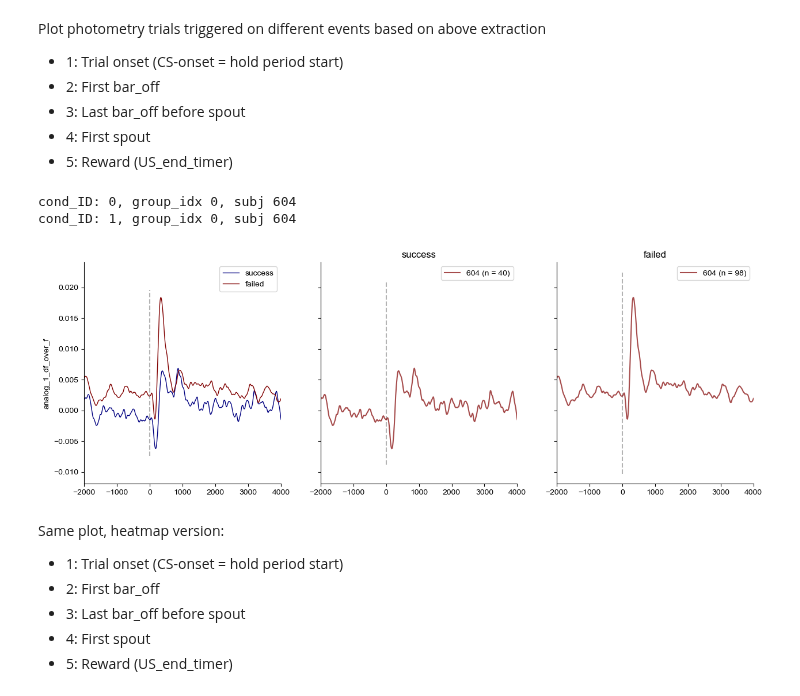
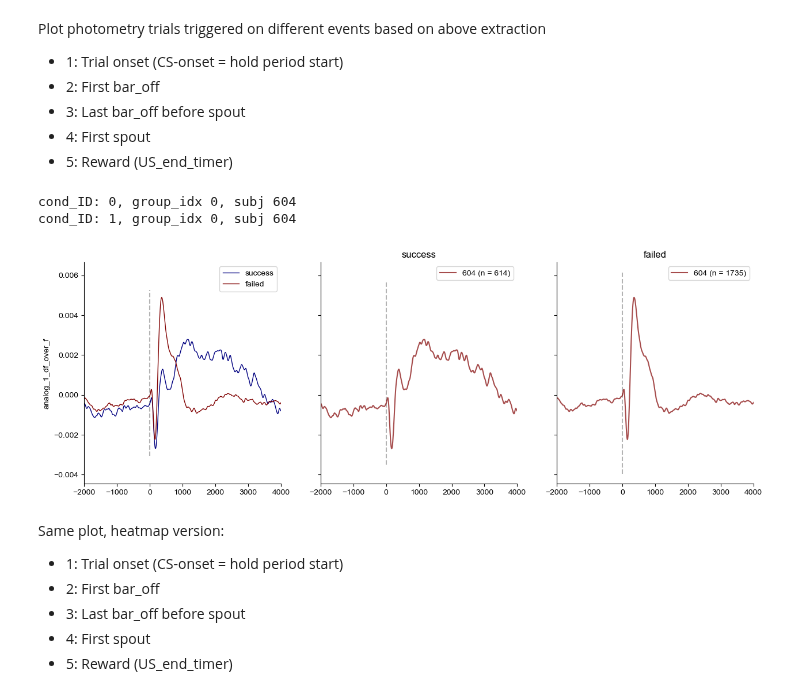
Before and after one commit to juliencarponcy/trialexp, a Jupyter notebook: notebooks/noncanonical/nb20230308_123000_Rasha_Ach.ipynb, the cells around one changed output. Cells and saved outputs as stored; diff of their text form; code cells hidden in the pictures.

```diff
--- a/notebooks/noncanonical/nb20230308_123000_Rasha_Ach.ipynb
+++ b/notebooks/noncanonical/nb20230308_123000_Rasha_Ach.ipynb
@@ -175,8 +152,6 @@ Loop to plot photometry trials triggered on different events
 - 3: Last bar_off before spout
 - 4: First spout
 - 5: Reward (US_end_timer)
-# %%
-exp_cohort.sessions = exp_cohort.sessions[0:3]
 # %%
 photo_dataset = exp_cohort.get_photometry_groups(
         groups = None, # or use groups variable defined above
@@ -214,28 +200,28 @@ Plot photometry trials triggered on different events based on above extraction
 # %%
 photo_dataset.filter_reset()
 photo_dataset.filterout_subjects([60]) # remove kms060
 photo_dataset.filter_min_by_session(min_trials = 10)
-photo_dataset.filter_lastNsessions(n = 1)
+# photo_dataset.filter_lastNsessions(n = 1)
 
 fig = photo_dataset.lineplot(
     vars = ['analog_1_df_over_f'],
     time_lim = [-2000, 4000],
     # time_unit = 'seconds',
     ylim = None,# [[-1, 5]],# [[-0.004, 0.006]],#[[-0.03, 0.1]],#,[-0.005, 0.007]],#[[-0.001, 0.0011],[-0.001, 0.0011]],
     error = True,
     colormap = 'jet',
     legend = True,
     plot_subjects = True,
     plot_groups = True,
     liney0 = False,
     linex0 = True,
     figsize = (15, 5),
     dpi = 100,
     verbose = True)
 # %% [output]
 cond_ID: 0, group_idx 0, subj 604
 cond_ID: 1, group_idx 0, subj 604
-[figure, old version]
+[figure, new version]
 # %% [markdown]
 Same plot, heatmap version:
 
```
Also changed, not shown: parts of 5 cells of this notebook.
